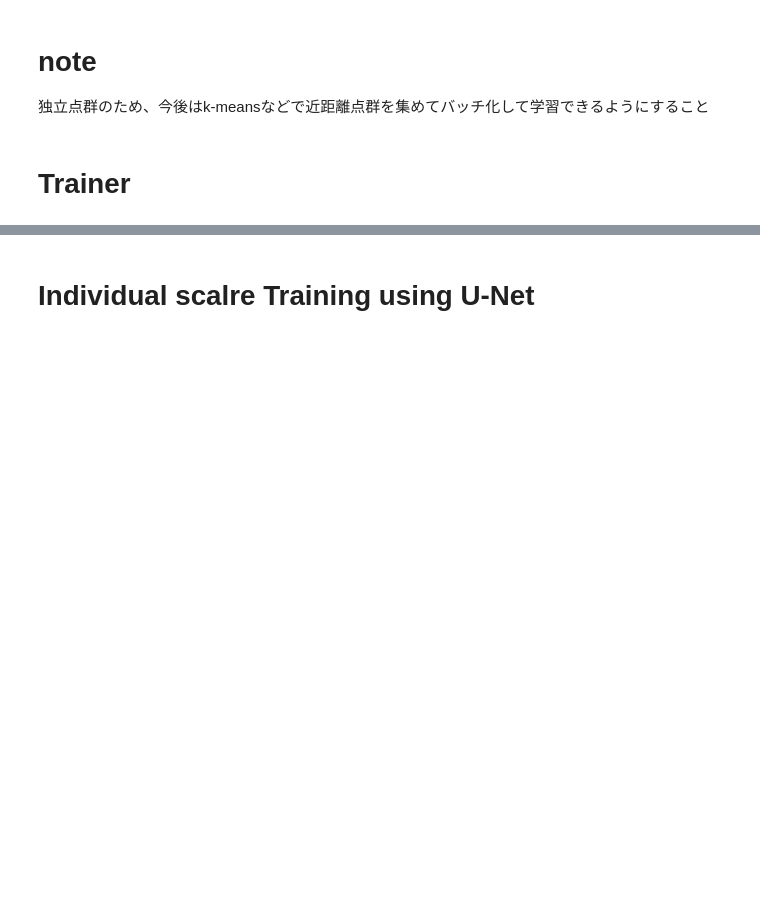
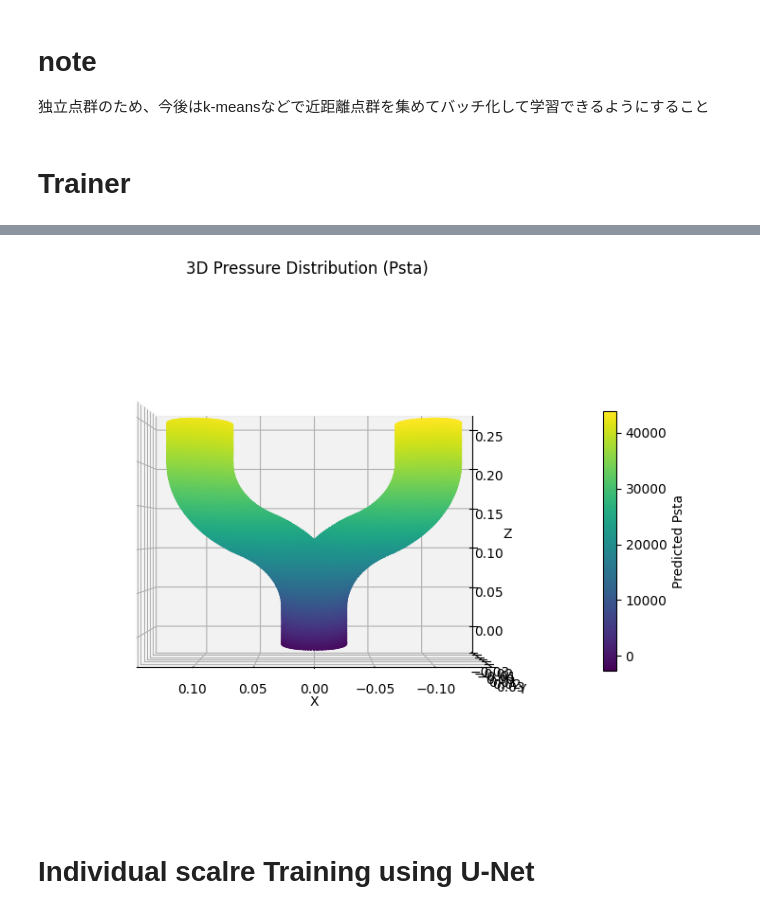
Before and after one commit to Ssurf777/U-Net_pipe_flow, a Jupyter notebook: U_net_pipe_flow.ipynb, the cells around one changed output, grey strips where cells are left out. Saved outputs shown, nothing was run; the diff lists cells and outputs as text; code cells hidden in the pictures; blank space fills up the shorter version.

```diff
--- a/U_net_pipe_flow.ipynb
+++ b/U_net_pipe_flow.ipynb
@@ -356,3 +456,53 @@ plt.show()
+# %%
+import matplotlib.pyplot as plt
+from mpl_toolkits.mplot3d import Axes3D
+import numpy as np
+from tqdm import tqdm
+import torch
+
+model.eval()
+# ステップ1: モデル出力の収集
+all_pred_psta = []  # 推論Psta [B, N]
+all_xyz = []        # 座標 [B, N, 3]
+
+model.eval()
+with torch.no_grad():
+    for batch_inputs, _ in tqdm(train_loader, desc="Predicting"):
+        batch_inputs = batch_inputs.to(device)          # [B, N, 3]
+        outputs = model(batch_inputs)                   # [B, N, 4]
+        p_pred = outputs[:, :, 3].cpu().numpy()         # [B, N]
+        xyz = batch_inputs.cpu().numpy()                # [B, N, 3]
+
+        all_pred_psta.append(p_pred.reshape(-1))        # flatten: [B*N]
+        all_xyz.append(xyz.reshape(-1, 3))              # flatten: [B*N, 3]
+
+# ステップ2: 結合
+psta_norm_flat = np.concatenate(all_pred_psta, axis=0)     # [total_points]
+xyz_all = np.concatenate(all_xyz, axis=0)                  # [total_points, 3]
+
+# ステップ3: 正規化解除
+psta_original = train_dataset.inverse_transform(psta_norm_flat)  # [total_points]
+
+# ステップ4: 可視化
+x, y, z = xyz_all[:, 0], xyz_all[:, 1], xyz_all[:, 2]
+assert len(psta_original) == len(x), f"Length mismatch: psta={len(psta_original)}, x={len(x)}"
+
+fig = plt.figure(figsize=(8, 6))
+ax = fig.add_subplot(111, projection='3d')
+
+sc = ax.scatter(x, y, z, c=psta_original, cmap='viridis', s=1)
+cbar = plt.colorbar(sc, ax=ax, shrink=0.5)
+cbar.set_label('Predicted Psta')
+
+ax.set_xlabel('X')
+ax.set_ylabel('Y')
+ax.set_zlabel('Z')
+ax.set_title('3D Pressure Distribution (Psta)')
+ax.view_init(elev=0, azim=90)
+plt.tight_layout()
+plt.show()
+# %% [output]
+[figure, added]
 # %% [markdown]
 # Individual scalre Training using U-Net
 # %%
```
Also changed, not shown: parts of 11 cells of this notebook.
